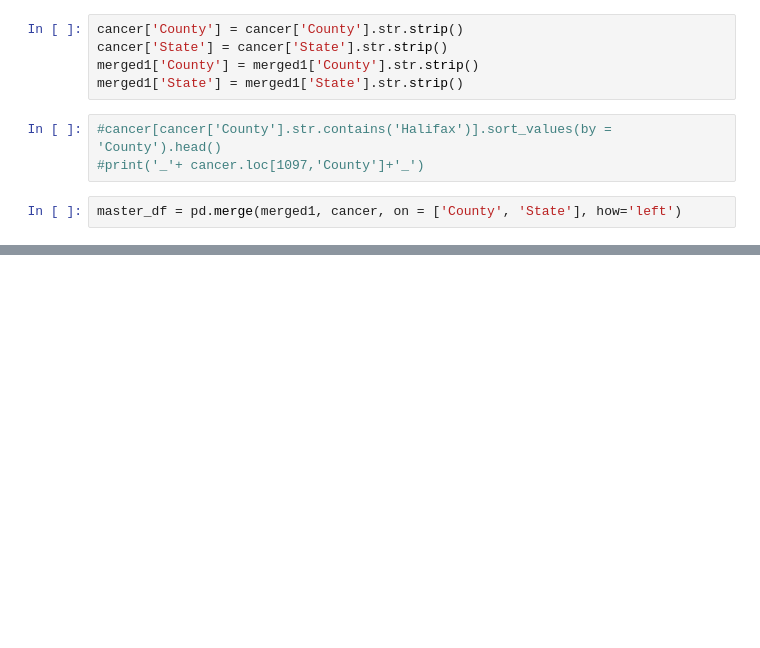
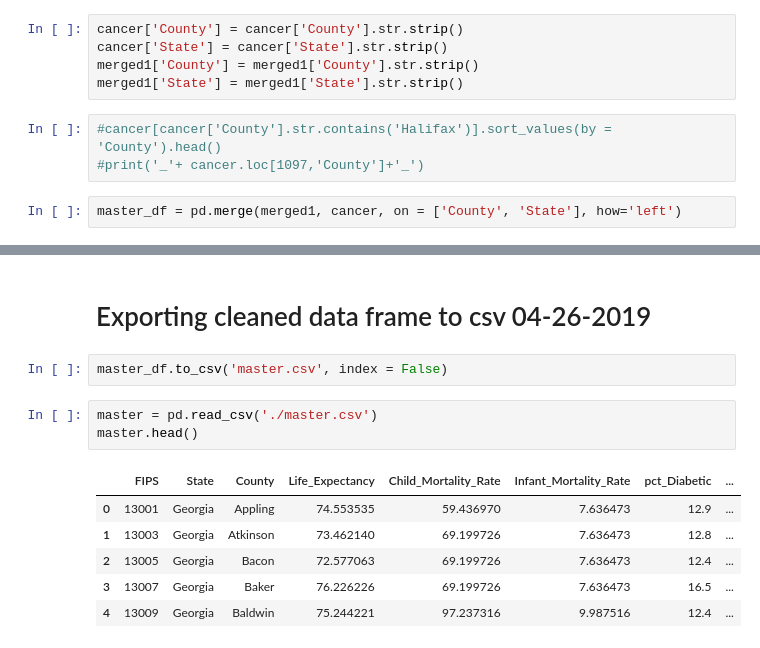
Before and after one commit to Ashutosh-Singhal/Cancer_SHD_TN, a Jupyter notebook: Data_loading_Cleaning.ipynb, the cells around one changed output, grey strips where cells are left out. Saved outputs shown, nothing was run; the diff lists cells and outputs as text; blank space fills up the shorter version.

```diff
--- a/Data_loading_Cleaning.ipynb
+++ b/Data_loading_Cleaning.ipynb
@@ -554,0 +472,14 @@ ModuleNotFoundError: No module named 'pyshp'
+# %% [markdown]
+# Exporting cleaned data frame to csv 04-26-2019
+# %%
+master_df.to_csv('master.csv', index = False)
+# %%
+master = pd.read_csv('./master.csv')
+master.head()
+# %% [output]
+|  | FIPS | State | County | Life_Expectancy | Child_Mortality_Rate | Infant_Mortality_Rate | pct_Diabetic | ... |
+| 0 | 13001 | Georgia | Appling | 74.553535 | 59.436970 | 7.636473 | 12.9 | ... |
+| 1 | 13003 | Georgia | Atkinson | 73.462140 | 69.199726 | 7.636473 | 12.8 | ... |
+| 2 | 13005 | Georgia | Bacon | 72.577063 | 69.199726 | 7.636473 | 12.4 | ... |
+| 3 | 13007 | Georgia | Baker | 76.226226 | 69.199726 | 7.636473 | 16.5 | ... |
+| 4 | 13009 | Georgia | Baldwin | 75.244221 | 97.237316 | 9.987516 | 12.4 | ... |
```
Also changed, not shown: parts of 33 cells of this notebook, 1 other file.
